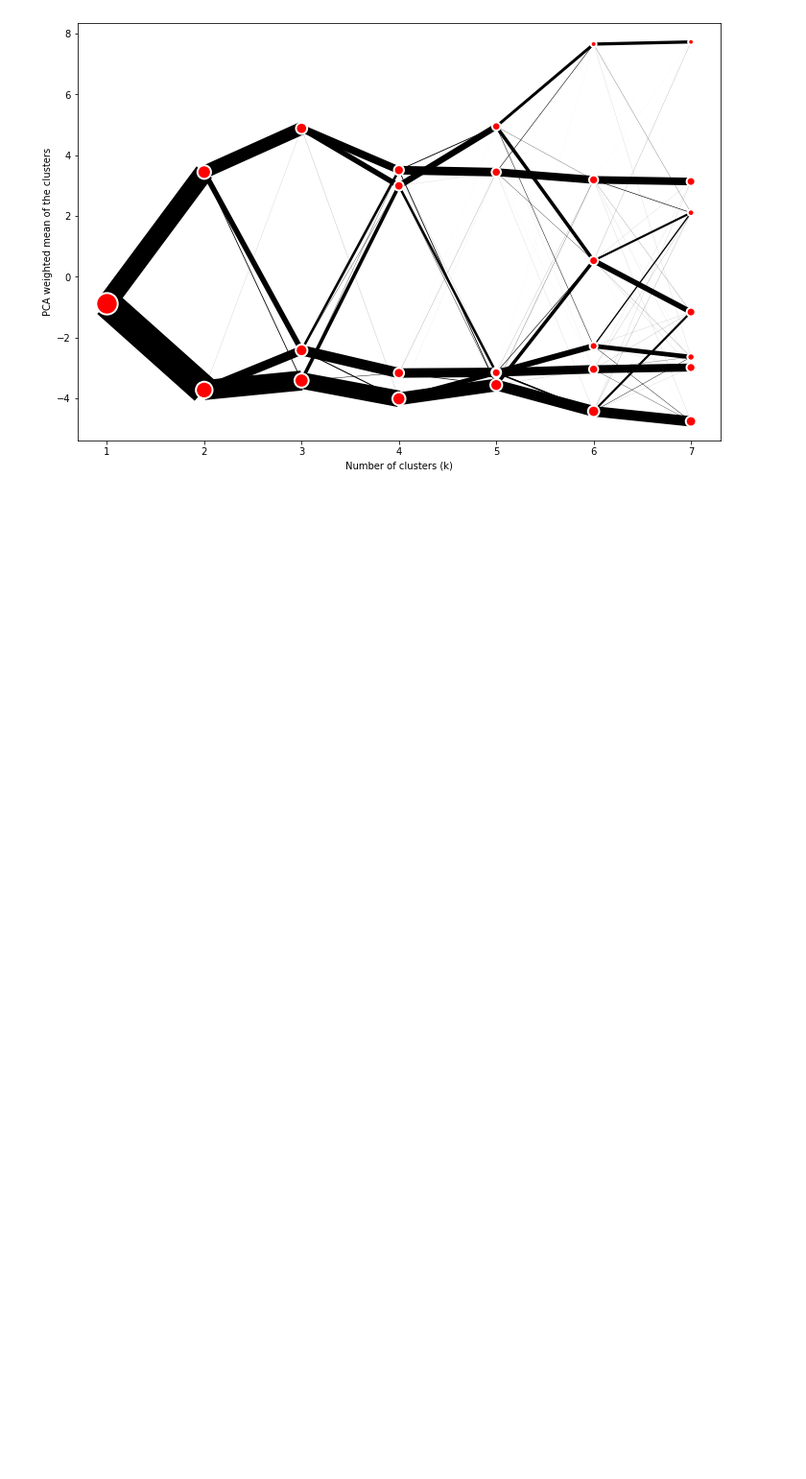
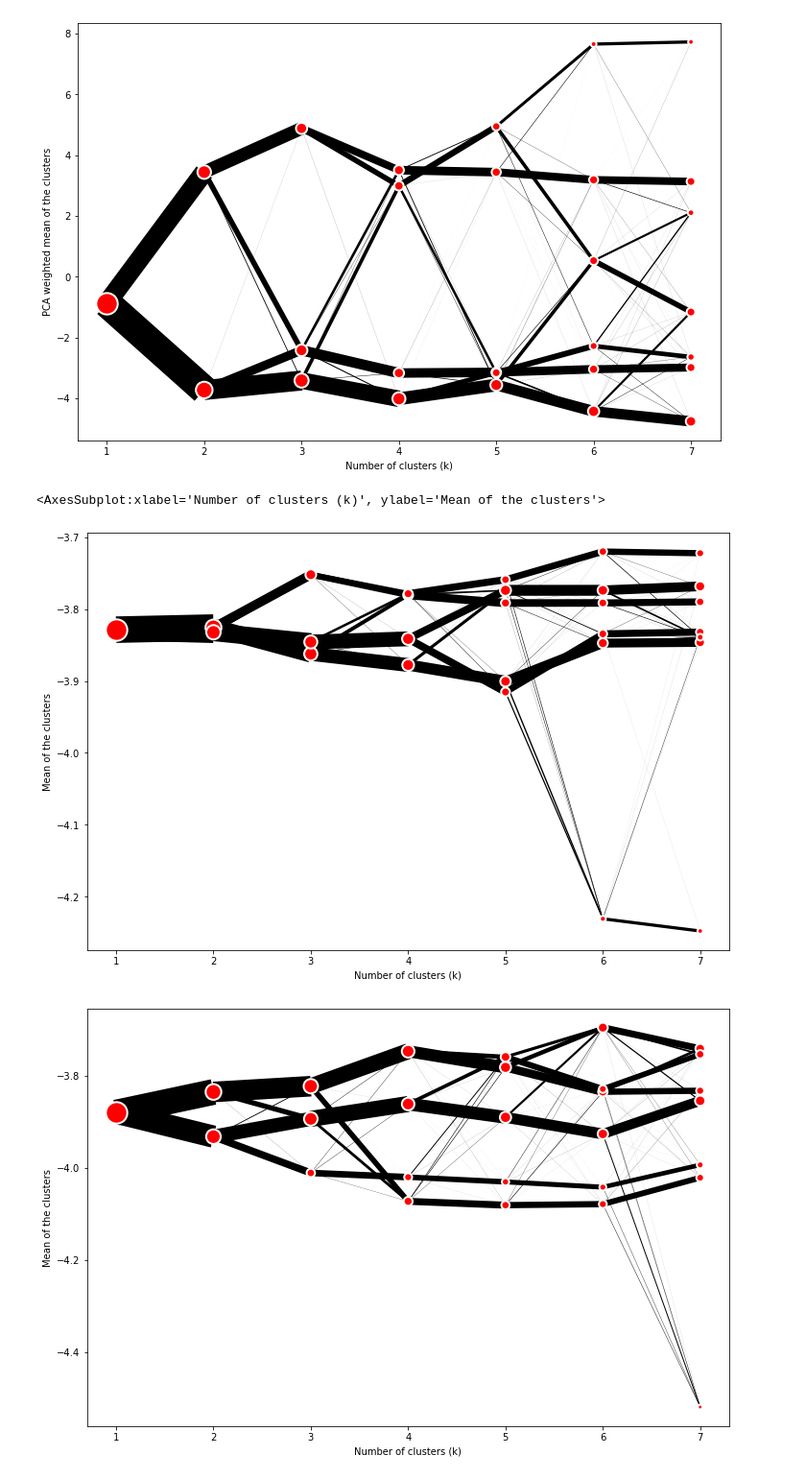
Before and after one commit to alexsingleton/US_Geodemographic, a Jupyter notebook: code/4B_Clustergram_Types.ipynb, the cells around one changed output. Shown at 96% size. Drawn from its saved outputs; the diff is of its cells as text; code cells hidden in the pictures; blank space fills up the shorter version.

```diff
--- a/code/4B_Clustergram_Types.ipynb
+++ b/code/4B_Clustergram_Types.ipynb
@@ -184,2 +184,15 @@ plt.savefig('../clustergram_C7.pdf')
 # %% [output]
 [figure]
+# %%
+df_merged_1_cgram.plot(figsize=(12, 8), pca_weighted=False)
+
+df_merged_2_cgram.plot(figsize=(12, 8), pca_weighted=False)
+df_merged_3_cgram.plot(figsize=(12, 8), pca_weighted=False)
+df_merged_4_cgram.plot(figsize=(12, 8), pca_weighted=False)
+df_merged_5_cgram.plot(figsize=(12, 8), pca_weighted=False)
+df_merged_6_cgram.plot(figsize=(12, 8), pca_weighted=False)
+df_merged_7_cgram.plot(figsize=(12, 8), pca_weighted=False)
+# %% [output]
+<AxesSubplot:xlabel='Number of clusters (k)', ylabel='Mean of the clusters'>
+[figure, added]
+[figure, added]
```
Also changed, not shown: parts of 10 cells of this notebook.
